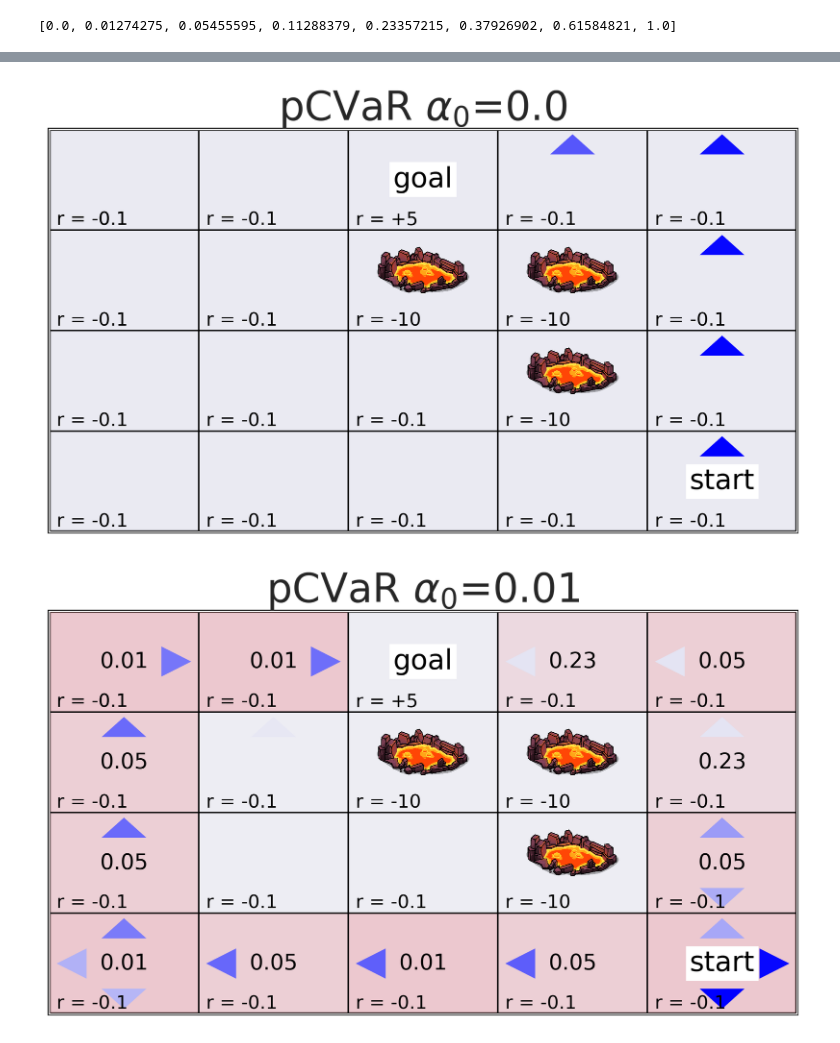
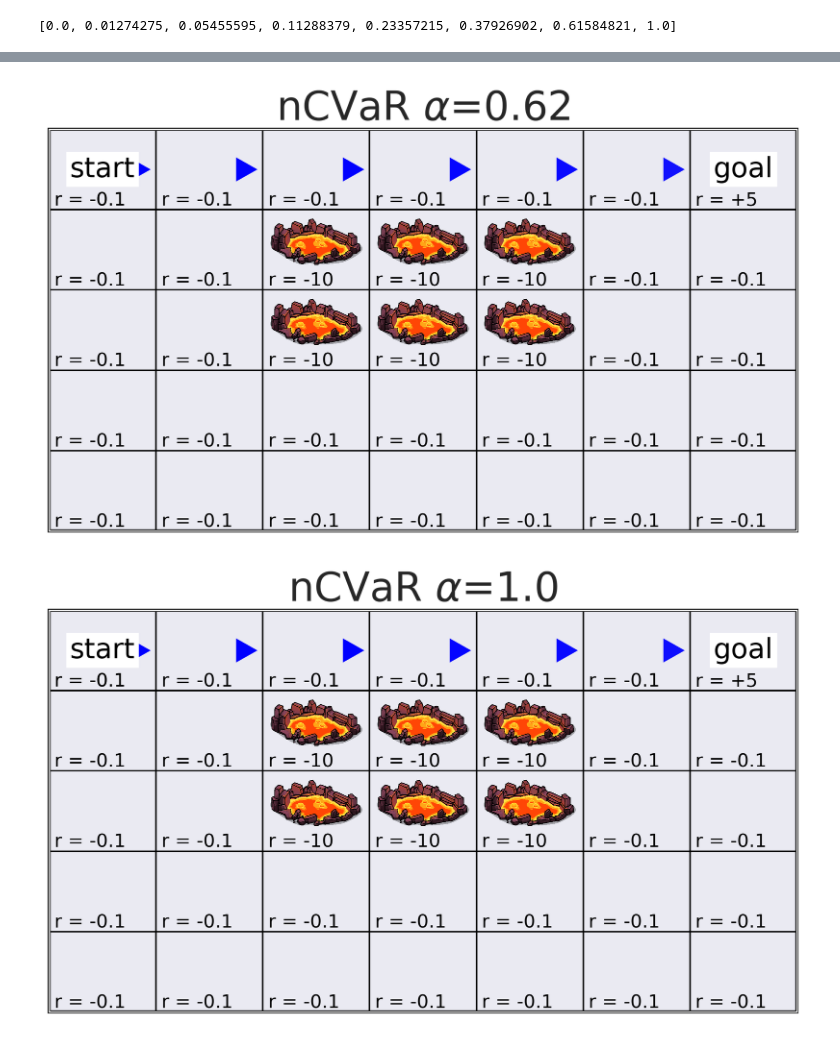
Before and after one commit to crgagne/cvar_experiment_modeling, a Jupyter notebook: gridworld_simulations_fireworld/notebooks/task_exploration.ipynb, the cells around one changed output, grey strips where cells are left out. Saved outputs shown, nothing was run; the diff lists cells and outputs as text; code cells hidden in the pictures.

```diff
--- a/gridworld_simulations_fireworld/notebooks/task_exploration.ipynb
+++ b/gridworld_simulations_fireworld/notebooks/task_exploration.ipynb
@@ -67,3 +112,9 @@ print(task_3)
  [ -0.1  -0.1 -10.  -10.   -0.1]
  [ -0.1  -0.1  -0.1 -10.   -0.1]
  [ -0.1  -0.1  -0.1  -0.1   nan]]
+# %%
+task_4 = TaskFireWorld(order='C',nrows=5,ncols=7,
+                      start_location=0,
+                      fire_locations=[9,10,11,16,17,18],
+                      goal_locations=[6],)
+print(task_4)
@@ -155,8 +212,3 @@ alpha0_set = [interpolation_set[i] for i in alpha0_i_set]
 alpha_set = [interpolation_set[i] for i in alpha0_i_set]
 # %% [markdown]
 ### Run on Task
-# %%
-
-task_name =  'task_1'
-#selected_task = task_2
-#selected_task = task_3
@@ -459,7 +519,7 @@ def plot_task(task,
     # iterate over models
     for model_name in model_names:
 
-        for alpha in alpha_set:
+        for alpha in alpha_set[6:8]:
 
 
             Nsims=1000
@@ -545,5 +605,5 @@ def plot_task(task,
 # %%
 plot_task(task=task_1, task_name='task_1', alpha_set=alpha_set, alpha0_set=alpha0_set)
 # %%
-plot_task(task=task_3, task_name='task_3', alpha_set=alpha_set, alpha0_set=alpha0_set, model_names=['pCVaR'])
+plot_task(task=task_4, task_name='task_4', alpha_set=alpha_set, alpha0_set=alpha0_set, model_names=['nCVaR'])
 # %% [output]
@@ -574,2 +630,2 @@ saved figure for pCVaR with alpha: 1.0 in../saved_figures/fireworld_1/task_3/pCV
-[figure, old version]
+[figure, new version]
-[figure, old version]
+[figure, new version]
```
Also changed, not shown: parts of 8 cells of this notebook, 10 other files.
